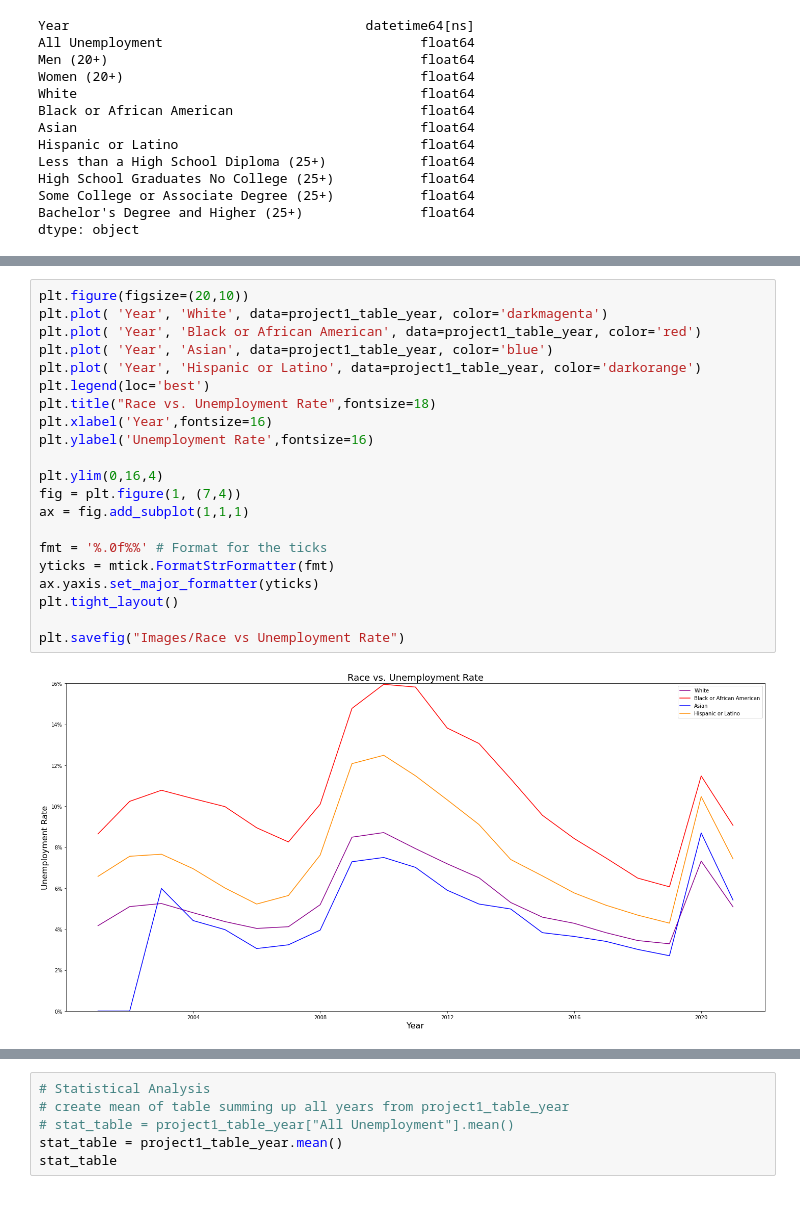
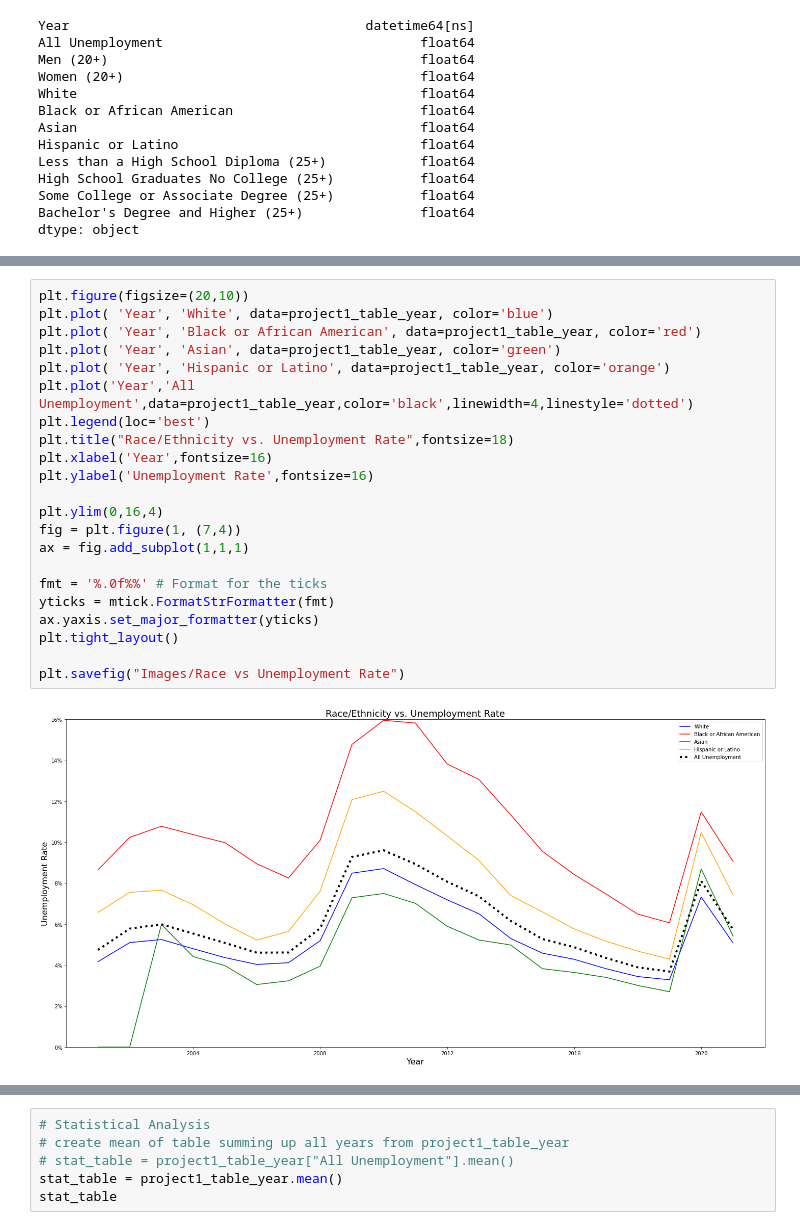
Before and after one commit to EpohDespair/Project-1, a Jupyter notebook: project1.ipynb, the cells around one changed output, grey strips where cells are left out. Drawn from its saved outputs; the diff is of its cells as text.

```diff
--- a/project1.ipynb
+++ b/project1.ipynb
@@ -146,25 +147,26 @@ plt.savefig("Images/Gender_vs_Unemployment_Rate")
 # %%
 plt.figure(figsize=(20,10))
-plt.plot( 'Year', 'White', data=project1_table_year, color='darkmagenta')
+plt.plot( 'Year', 'White', data=project1_table_year, color='blue')
 plt.plot( 'Year', 'Black or African American', data=project1_table_year, color='red')
-plt.plot( 'Year', 'Asian', data=project1_table_year, color='blue')
-plt.plot( 'Year', 'Hispanic or Latino', data=project1_table_year, color='darkorange')
+plt.plot( 'Year', 'Asian', data=project1_table_year, color='green')
+plt.plot( 'Year', 'Hispanic or Latino', data=project1_table_year, color='orange')
+plt.plot('Year','All Unemployment',data=project1_table_year,color='black',linewidth=4,linestyle='dotted')
 plt.legend(loc='best')
-plt.title("Race vs. Unemployment Rate",fontsize=18)
+plt.title("Race/Ethnicity vs. Unemployment Rate",fontsize=18)
 plt.xlabel('Year',fontsize=16)
 plt.ylabel('Unemployment Rate',fontsize=16)
 
 plt.ylim(0,16,4)
 fig = plt.figure(1, (7,4))
 ax = fig.add_subplot(1,1,1)
 
 fmt = '%.0f%%' # Format for the ticks
 yticks = mtick.FormatStrFormatter(fmt)
 ax.yaxis.set_major_formatter(yticks)
 plt.tight_layout()
 
 plt.savefig("Images/Race vs Unemployment Rate")
 # %% [output]
-[figure, old version]
+[figure, new version]
 # %%
 plt.figure(figsize=(20,10))
```
Also changed, not shown: parts of 18 cells of this notebook, 14 other files.
